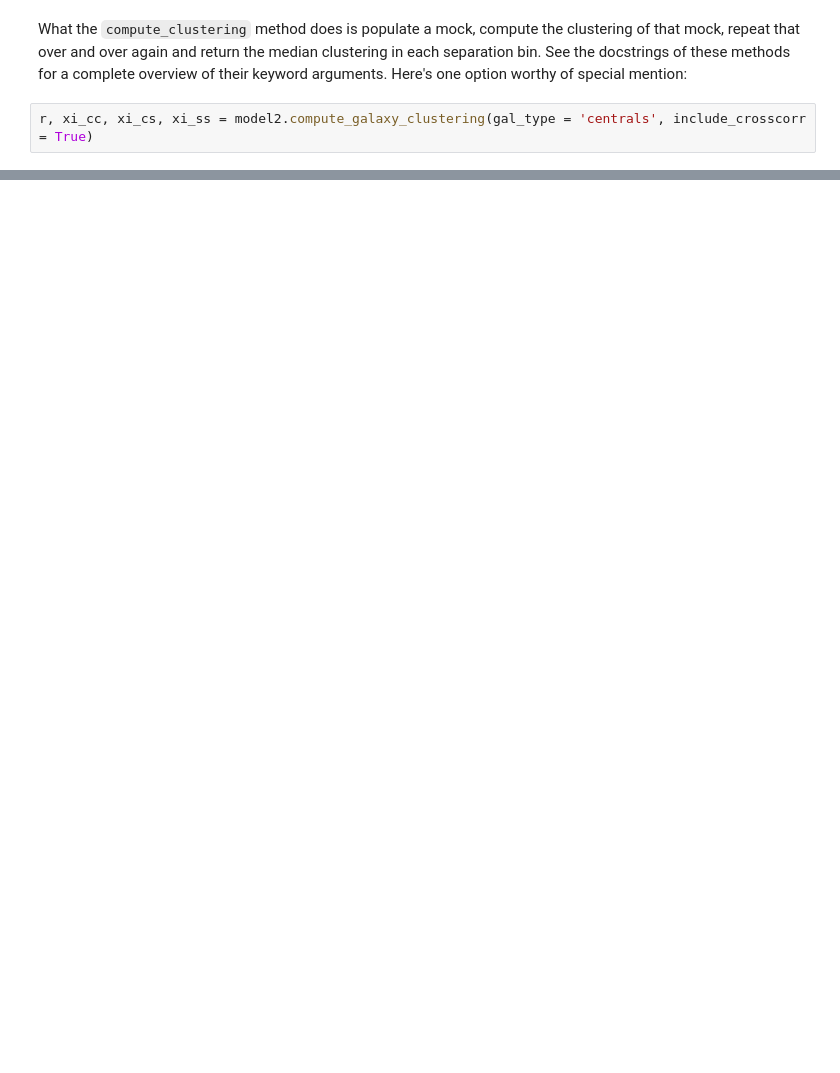
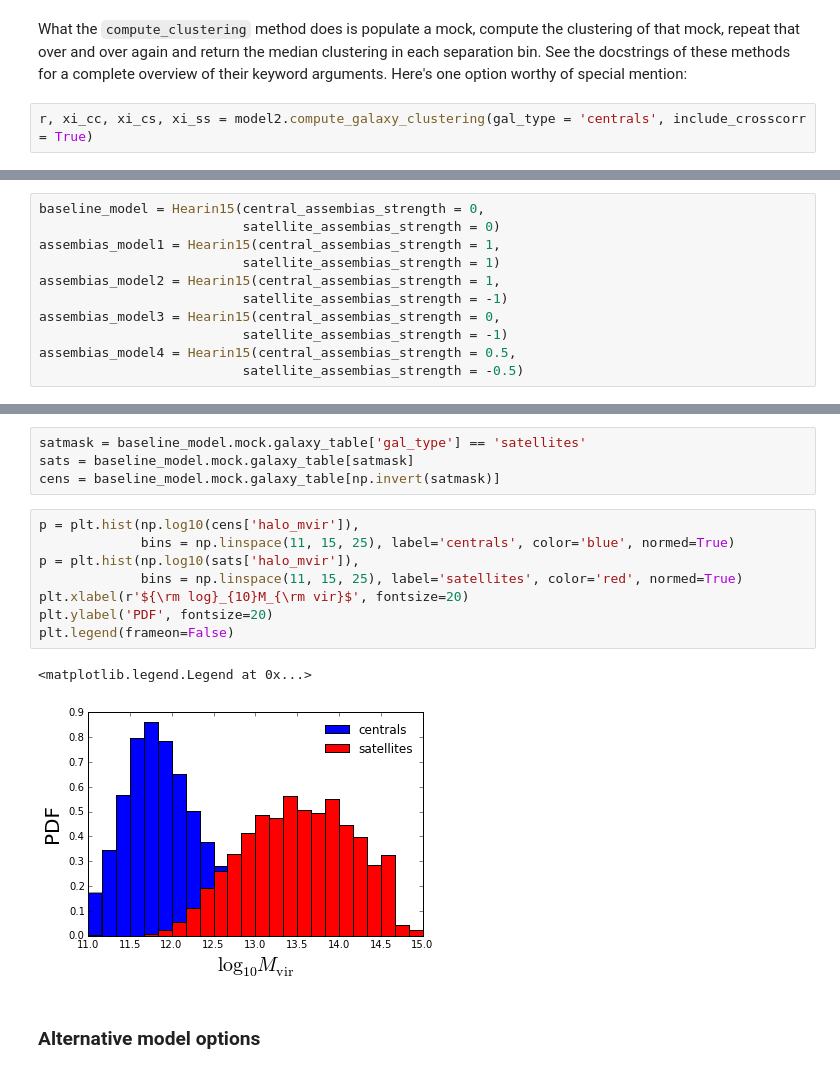
Before and after one commit to parejkoj/halotools, a Jupyter notebook: hearin15_demo.ipynb, the cells around one changed output, grey strips where cells are left out. Saved outputs shown, nothing was run; the diff lists cells and outputs as text; blank space fills up the shorter version.

```diff
--- a/hearin15_demo.ipynb
+++ b/hearin15_demo.ipynb
@@ -88,0 +80,11 @@ r, xi_cc, xi_cs, xi_ss = model2.compute_galaxy_clustering(gal_type = 'centrals',
+# %%
+baseline_model = Hearin15(central_assembias_strength = 0,
+                          satellite_assembias_strength = 0)
+assembias_model1 = Hearin15(central_assembias_strength = 1,
+                          satellite_assembias_strength = 1)
+assembias_model2 = Hearin15(central_assembias_strength = 1,
+                          satellite_assembias_strength = -1)
+assembias_model3 = Hearin15(central_assembias_strength = 0,
+                          satellite_assembias_strength = -1)
+assembias_model4 = Hearin15(central_assembias_strength = 0.5,
+                          satellite_assembias_strength = -0.5)
@@ -88,0 +160,17 @@ r, xi_cc, xi_cs, xi_ss = model2.compute_galaxy_clustering(gal_type = 'centrals',
+# %%
+satmask = baseline_model.mock.galaxy_table['gal_type'] == 'satellites'
+sats = baseline_model.mock.galaxy_table[satmask]
+cens = baseline_model.mock.galaxy_table[np.invert(satmask)]
+# %%
+p = plt.hist(np.log10(cens['halo_mvir']),
+             bins = np.linspace(11, 15, 25), label='centrals', color='blue', normed=True)
+p = plt.hist(np.log10(sats['halo_mvir']),
+             bins = np.linspace(11, 15, 25), label='satellites', color='red', normed=True)
+plt.xlabel(r'${\rm log}_{10}M_{\rm vir}$', fontsize=20)
+plt.ylabel('PDF', fontsize=20)
+plt.legend(frameon=False)
+# %% [output]
+<matplotlib.legend.Legend at 0x...>
+[figure, added]
+# %% [markdown]
+### Alternative model options
```
Also changed, not shown: parts of 19 cells of this notebook.
